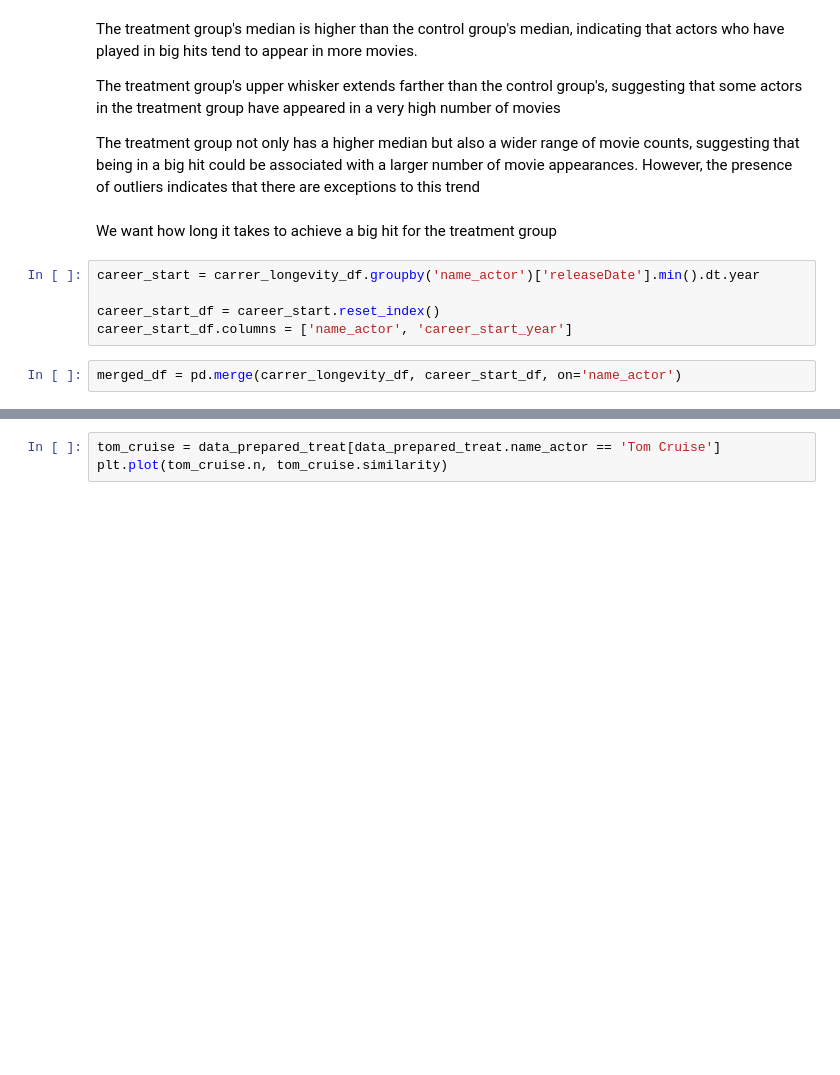
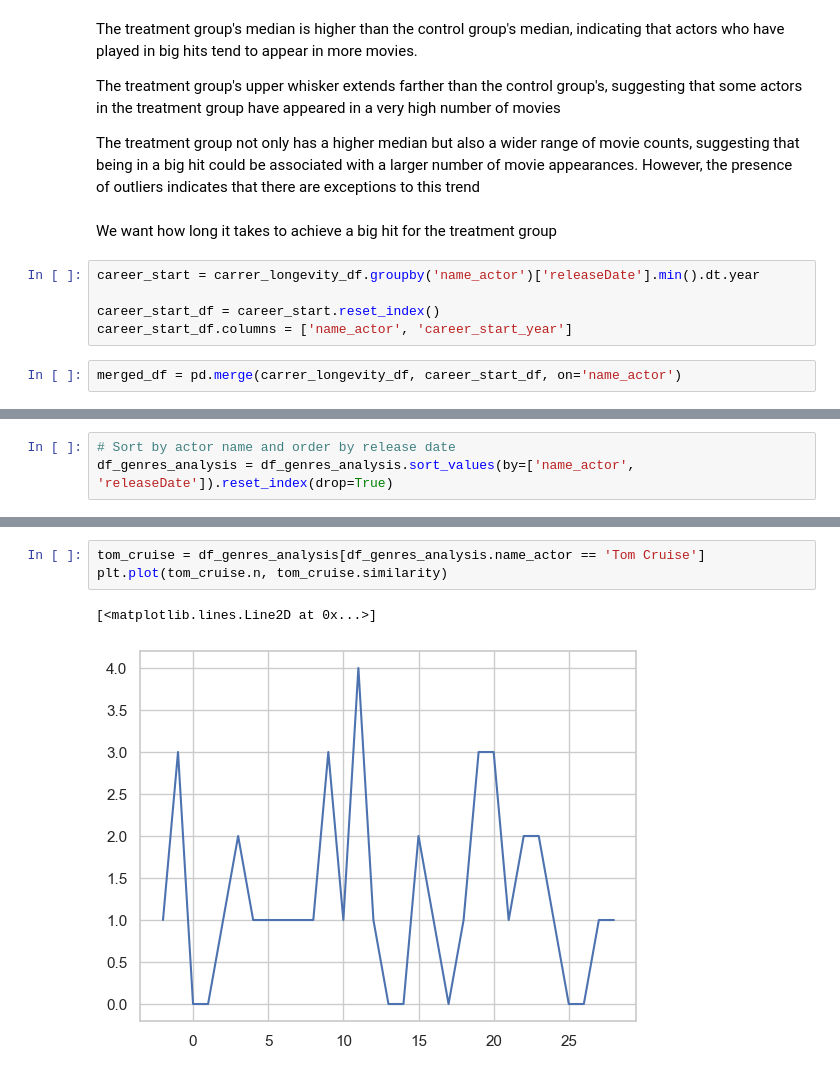
Before and after one commit to epfl-ada/ada-2023-project-pinacolada23, a Jupyter notebook: observational_study.ipynb, the cells around one changed output, grey strips where cells are left out. Saved outputs shown, nothing was run; the diff lists cells and outputs as text; blank space fills up the shorter version.

```diff
--- a/observational_study.ipynb
+++ b/observational_study.ipynb
@@ -184,0 +217,3 @@ To analyse the career of actors after their big hit we have to get, for each big
+# %%
+# Sort by actor name and order by release date
+df_genres_analysis = df_genres_analysis.sort_values(by=['name_actor', 'releaseDate']).reset_index(drop=True)
@@ -283,4 +326,7 @@ plt.legend()
 # %%
-tom_cruise = data_prepared_treat[data_prepared_treat.name_actor == 'Tom Cruise']
+tom_cruise = df_genres_analysis[df_genres_analysis.name_actor == 'Tom Cruise']
 plt.plot(tom_cruise.n, tom_cruise.similarity)
+# %% [output]
+[<matplotlib.lines.Line2D at 0x...>]
+[figure, added]
 # %%
```
Also changed, not shown: parts of 30 cells of this notebook.
